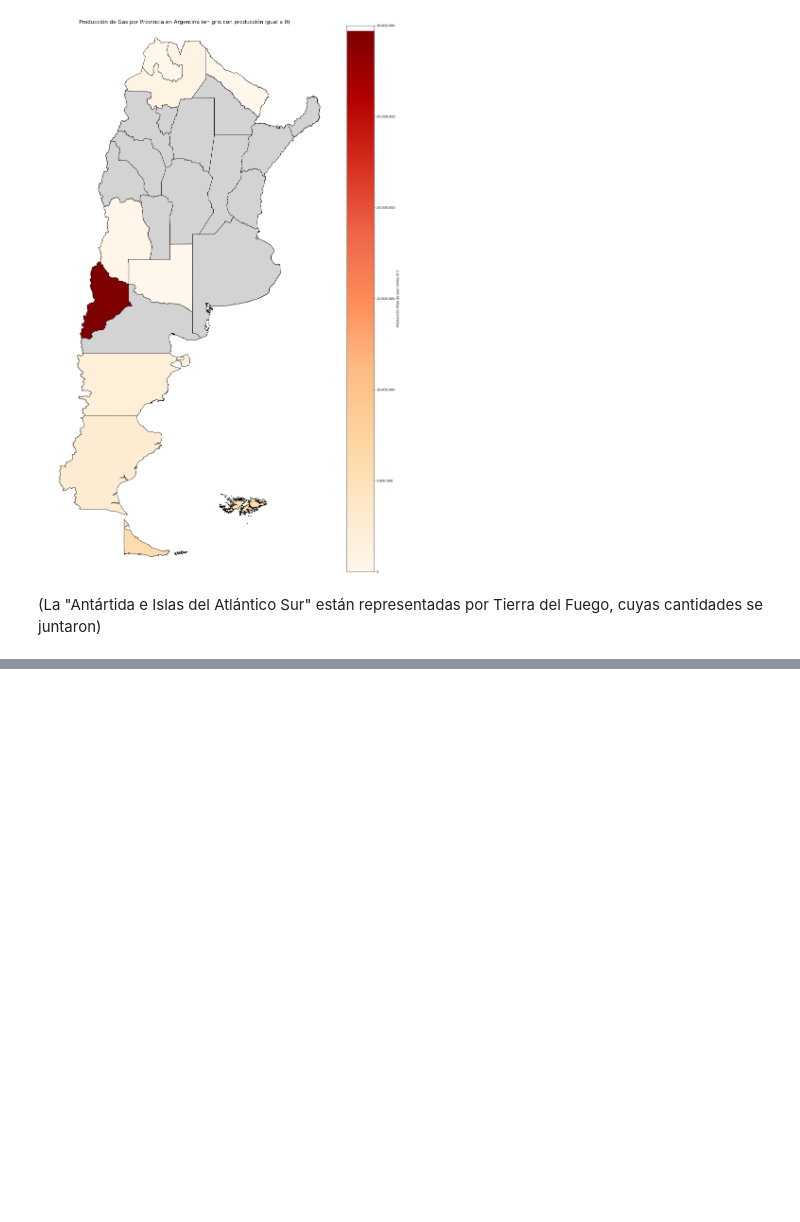
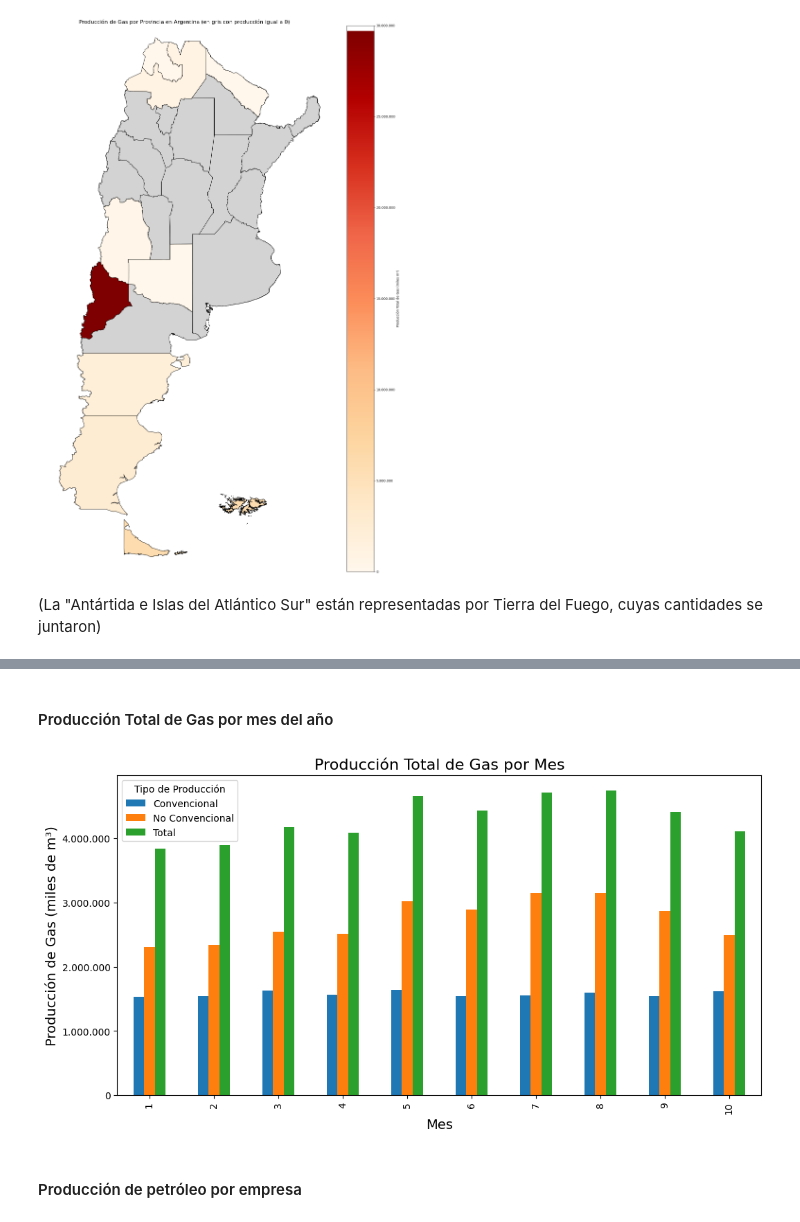
Before and after one commit to Nicopiwi/tps-calidad-de-datos, a Jupyter notebook: tp2/puntoD.ipynb, the cells around one changed output, grey strips where cells are left out. Saved outputs shown, nothing was run; the diff lists cells and outputs as text; code cells hidden in the pictures; blank space fills up the shorter version.

```diff
--- a/tp2/puntoD.ipynb
+++ b/tp2/puntoD.ipynb
@@ -601,0 +678,38 @@ plt.show()
+# %% [markdown]
+#### Producción Total de Gas por mes del año
+# %%
+import pandas as pd
+import matplotlib.pyplot as plt
+from matplotlib.ticker import FuncFormatter
+
+# Datos de producción total por mes
+prod_g_conv_por_mes = df_pozos_convencional_2024.groupby('mes')['prod_gas'].sum()
+prod_g_noconv_por_mes = df_pozos_noconvencional_2024.groupby('mes')['prod_gas'].sum()
+df_prod_g_total_por_mes = pd.DataFrame({
+    'convencional': prod_g_conv_por_mes,
+    'no_convencional': prod_g_noconv_por_mes
+}).fillna(0)
+df_prod_g_total_por_mes['total'] = df_prod_g_total_por_mes['convencional'] + df_prod_g_total_por_mes['no_convencional']
+
+# Crear gráfico de barras
+ax = df_prod_g_total_por_mes[['convencional', 'no_convencional', 'total']].plot(kind='bar', figsize=(12, 6))
+
+# Configurar título y etiquetas
+plt.title('Producción Total de Gas por Mes', fontsize=16)
+plt.xlabel('Mes', fontsize=14)
+plt.ylabel('Producción de Gas (miles de m³)', fontsize=14)
+plt.legend(['Convencional', 'No Convencional', 'Total'], title="Tipo de Producción")
+
+# Formatear los ejes para mostrar números reales de la producción
+def millones(x, pos):
+    return f'{x:,.0f}'.replace(',', '.')
+
+formatter = FuncFormatter(millones)
+ax.yaxis.set_major_formatter(formatter)
+
+# Mostrar el gráfico
+plt.show()
+# %% [output]
+[figure, added]
+# %% [markdown]
+#### Producción de petróleo por empresa
```
Also changed, not shown: parts of 9 cells of this notebook.
